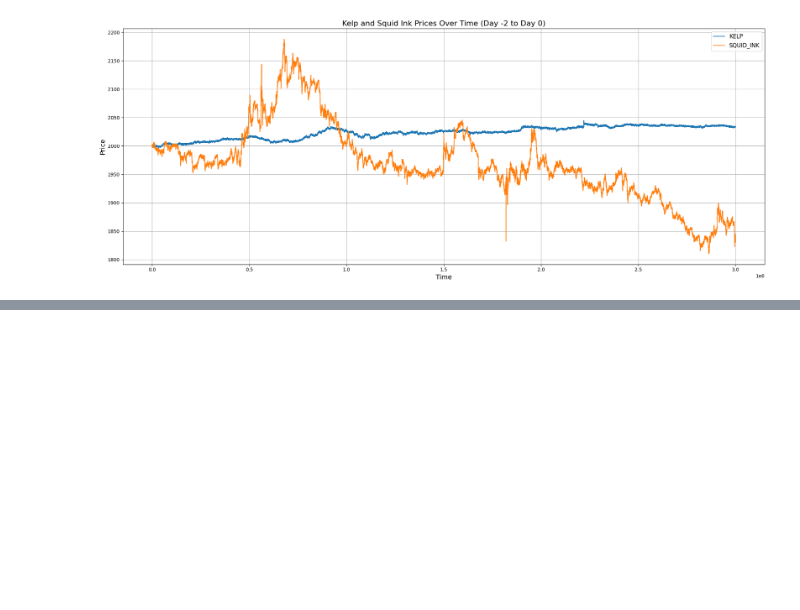
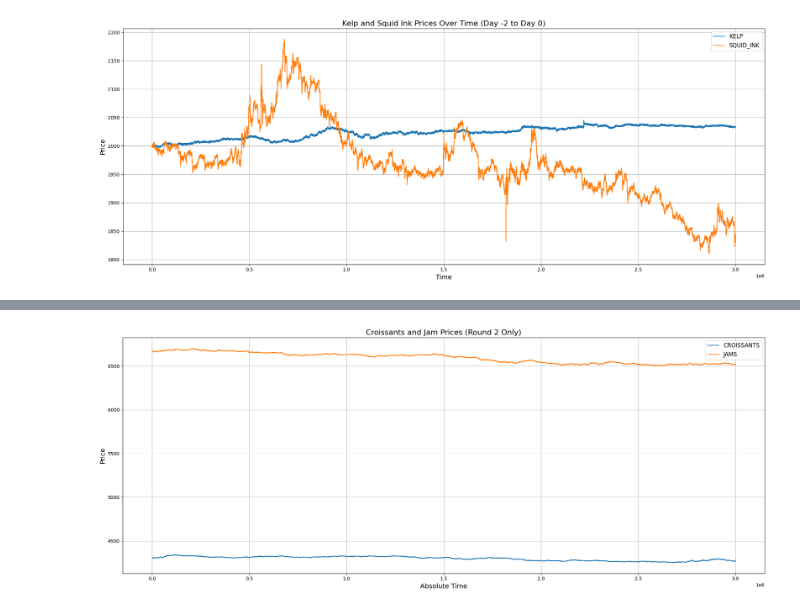
Before and after one commit to kgawande1/aura-farmers, a Jupyter notebook: Round 1/algorithms/stiched_graph.ipynb, the cells around one changed output, grey strips where cells are left out. Saved outputs shown, nothing was run; the diff lists cells and outputs as text; code cells hidden in the pictures; blank space fills up the shorter version.

```diff
--- a/Round 1/algorithms/stiched_graph.ipynb
+++ b/Round 1/algorithms/stiched_graph.ipynb
@@ -38,0 +137,39 @@ plt.show()
+# %%
+import pandas as pd
+import matplotlib.pyplot as plt
+
+# ---------- ROUND 2 DATA ONLY --------------
+# Load Round 2 CSVs with proper delimiter
+day_minus1_r2 = pd.read_csv("/Users/kgawande/Documents/Projects/aura-farmers/Round 2/round-2-island-data-bottle/prices_round_2_day_-1.csv", delimiter=';')
+day0_r2       = pd.read_csv("/Users/kgawande/Documents/Projects/aura-farmers/Round 2/round-2-island-data-bottle/prices_round_2_day_0.csv", delimiter=';')
+day1_r2       = pd.read_csv("/Users/kgawande/Documents/Projects/aura-farmers/Round 2/round-2-island-data-bottle/prices_round_2_day_1.csv", delimiter=';')
+
+# Combine all Round 2 data
+round2 = pd.concat([day_minus1_r2, day0_r2, day1_r2], ignore_index=True)
+
+# Compute absolute time for Round 2
+round2["day"] = round2["day"].astype(int)
+round2["timestamp"] = round2["timestamp"].astype(int)
+round2["absolute_time"] = round2["timestamp"] + (round2["day"] + 1) * 1_000_000
+
+# Pivot so each product is a separate column
+pivot_df = round2.pivot(index="absolute_time", columns="product", values="mid_price")
+
+# Plot only Croissants and Jam (adjust the names to match your data)
+plt.figure(figsize=(20, 8))
+products_to_plot = ["CROISSANTS", "JAMS"]  # or ["CROISSANT", "JAM"] if that's what's in your CSV
+for product in products_to_plot:
+    if product in pivot_df.columns:
+        plt.plot(pivot_df.index, pivot_df[product], label=product)
+    else:
+        print(f"Warning: {product} not found in the data. Check pivot_df.columns for the actual name.")
+
+plt.xlabel("Absolute Time", fontsize=14)
+plt.ylabel("Price", fontsize=14)
+plt.title("Croissants and Jam Prices (Round 2 Only)", fontsize=16)
+plt.legend(fontsize=12)
+plt.grid(True)
+plt.tight_layout()
+plt.show()
+# %% [output]
+[figure, added]
```
Also changed, not shown: parts of 2 cells of this notebook, 22 other files.
